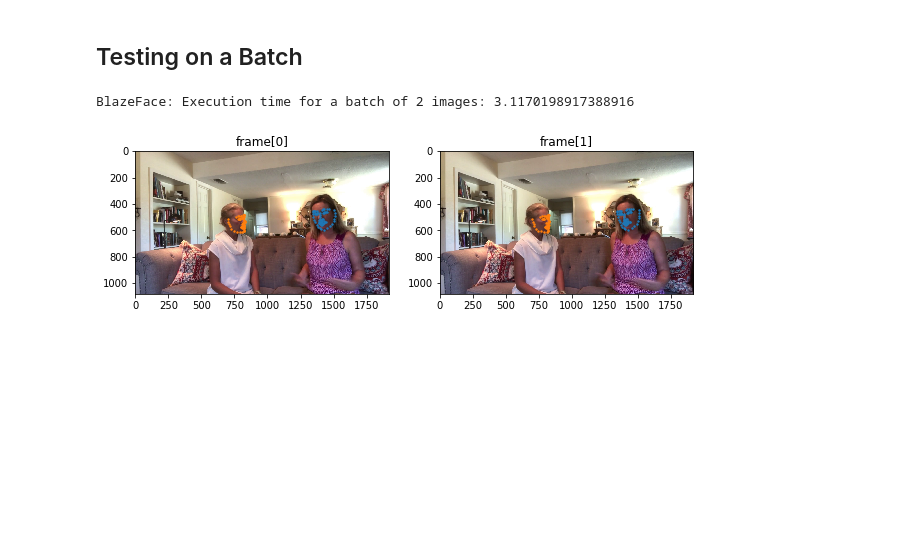
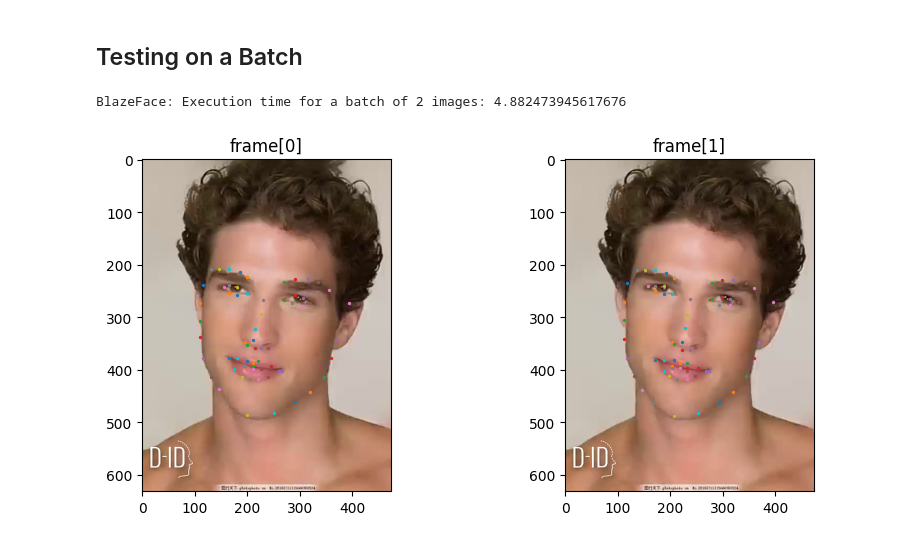
Before and after one commit to 1adrianb/face-alignment, a Jupyter notebook: examples/demo.ipynb, the cells around one changed output. Saved outputs shown, nothing was run; the diff lists cells and outputs as text; code cells hidden in the pictures; blank space fills up the shorter version.

```diff
--- a/examples/demo.ipynb
+++ b/examples/demo.ipynb
@@ -8,7 +8,7 @@ import numpy as np
 import torch
 import matplotlib.pyplot as plt
 # %%
-cap = cv2.VideoCapture('acazlolrpz.mp4')
+cap = cv2.VideoCapture('drive_video5.mp4')
 frames = []
 while True:
     success, frame = cap.read()
@@ -56,5 +55,5 @@ for i, pred in enumerate(preds):
     plt.imshow(frames[1])
     plt.title(f'frame[{i}]')
     for detection in pred:
-        plt.scatter(detection[:,0], detection[:,1], 2)
+        plt.scatter(detection[0], detection[1], 2)
 # %% [output]
@@ -87,15 +86,15 @@ t_start = time.time()
 preds = fa.get_landmarks_from_batch(batch)
 print(f'BlazeFace: Execution time for a batch of 2 images: {time.time() - t_start}')
 # %% [output]
-BlazeFace: Execution time for a batch of 2 images: 3.1170198917388916
+BlazeFace: Execution time for a batch of 2 images: 4.882473945617676
 # %%
 fig = plt.figure(figsize=(10, 25))
 
 for i, pred in enumerate(preds):
     plt.subplot(5, 2, i + 1)
     plt.imshow(frames[i])
     plt.title(f'frame[{i}]')
     for detection in pred:
-        plt.scatter(detection[:,0], detection[:,1], 2)
+        plt.scatter(detection[0], detection[1], 2)
 # %% [output]
-[figure, old version]
+[figure, new version]
```
Also changed, not shown: parts of 7 cells of this notebook, 1 other file.
